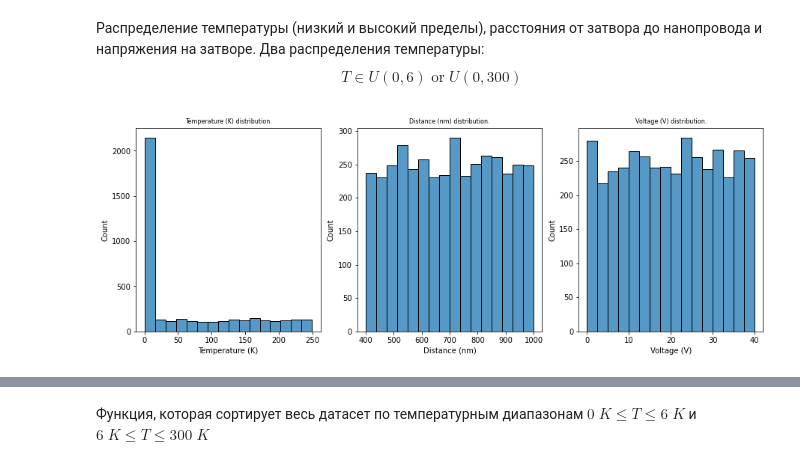
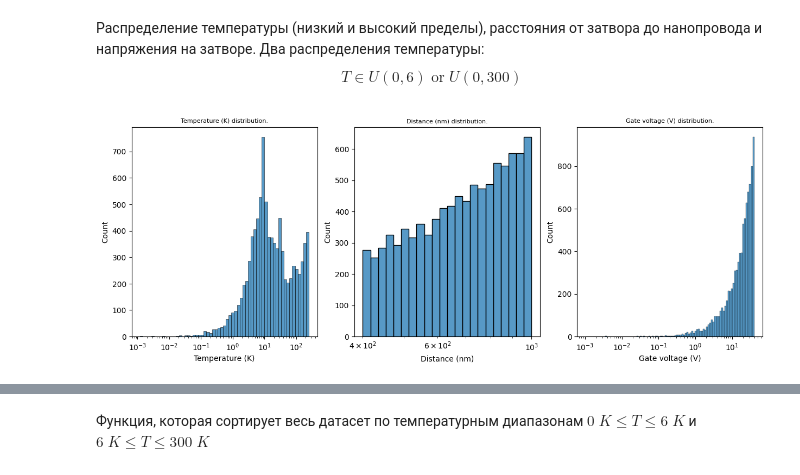
Before and after one commit to PolMix/nems_ai, a Jupyter notebook: Data Review/Data_Review.ipynb, the cells around one changed output, grey strips where cells are left out. Cells and saved outputs as stored; diff of their text form; code cells hidden in the pictures.

```diff
--- a/Data Review/Data_Review.ipynb
+++ b/Data Review/Data_Review.ipynb
@@ -22,4 +44,6 @@ Drive already mounted at /content/drive/; to attempt to forcibly remount, call d
 # %%
-filename = 'Data_Processed.csv'c
+%cd '/tmp/nems_ai-main/Data Processed'
+filename = 'Data_Processed_10000nm.csv'
 df = pd.read_csv(filename)
 df = df.drop(columns='Unnamed: 0')
+df.head()
@@ -66,6 +143,6 @@ plot_distribution(df, indices_to_plot=[0, 1, 2, 3], col_names=col_names, log_sca
 Распределение температуры (низкий и высокий пределы), расстояния от затвора до нанопровода и напряжения на затворе. Два распределения температуры:
 $$ T \in U(0, 6) \; \text{or} \; U(0, 300)$$
 # %%
-plot_distribution(df, indices_to_plot=[4, 5, 6], col_names=col_names, log_scale=False)
+plot_distribution(df, indices_to_plot=[4, 5, 6], col_names=col_names, log_scale=True)
 # %% [output]
-[figure, old version]
+[figure, new version]
```
Also changed, not shown: parts of 26 cells of this notebook.
